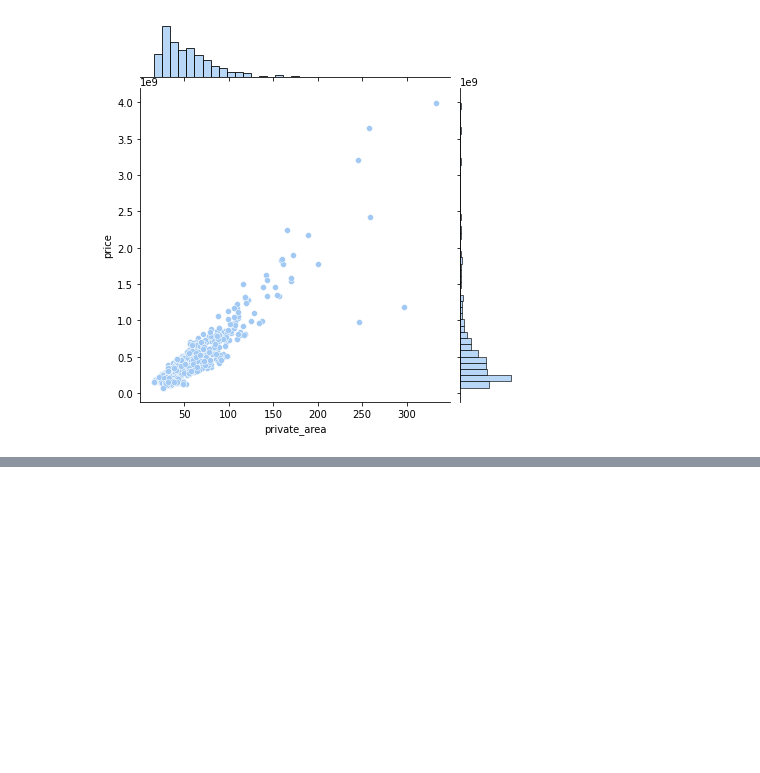
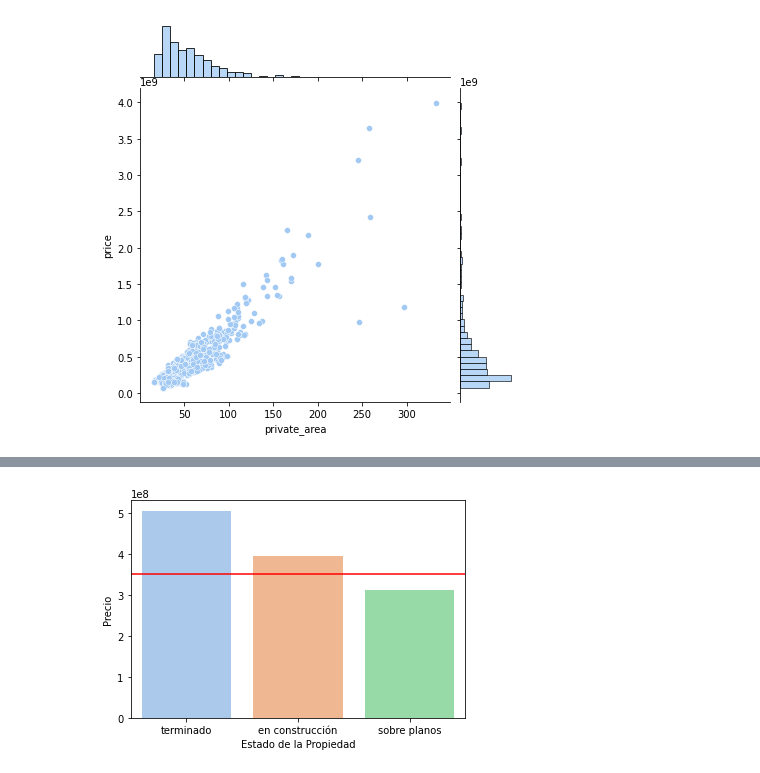
Before and after one commit to diegoestradamd/real_estate_analysis, a Jupyter notebook: main.ipynb, the cells around one changed output, grey strips where cells are left out. Saved outputs shown, nothing was run; the diff lists cells and outputs as text; code cells hidden in the pictures; blank space fills up the shorter version.

```diff
--- a/main.ipynb
+++ b/main.ipynb
@@ -365,0 +396,4 @@ plt.show()
+# %%
+price_by_status = projects.groupby(['status'])['price'].median().sort_values(ascending=False)
+price_by_status = price_by_status.to_frame()
+price_by_status
@@ -365,0 +406,8 @@ plt.show()
+# %%
+sns.barplot(data=price_by_status, x=price_by_status.index, y='price')
+plt.axhline(median_price, c='r')
+plt.xlabel('Estado de la Propiedad')
+plt.ylabel('Precio')
+plt.show()
+# %% [output]
+[figure, added]
```
Also changed, not shown: parts of 12 cells of this notebook.
